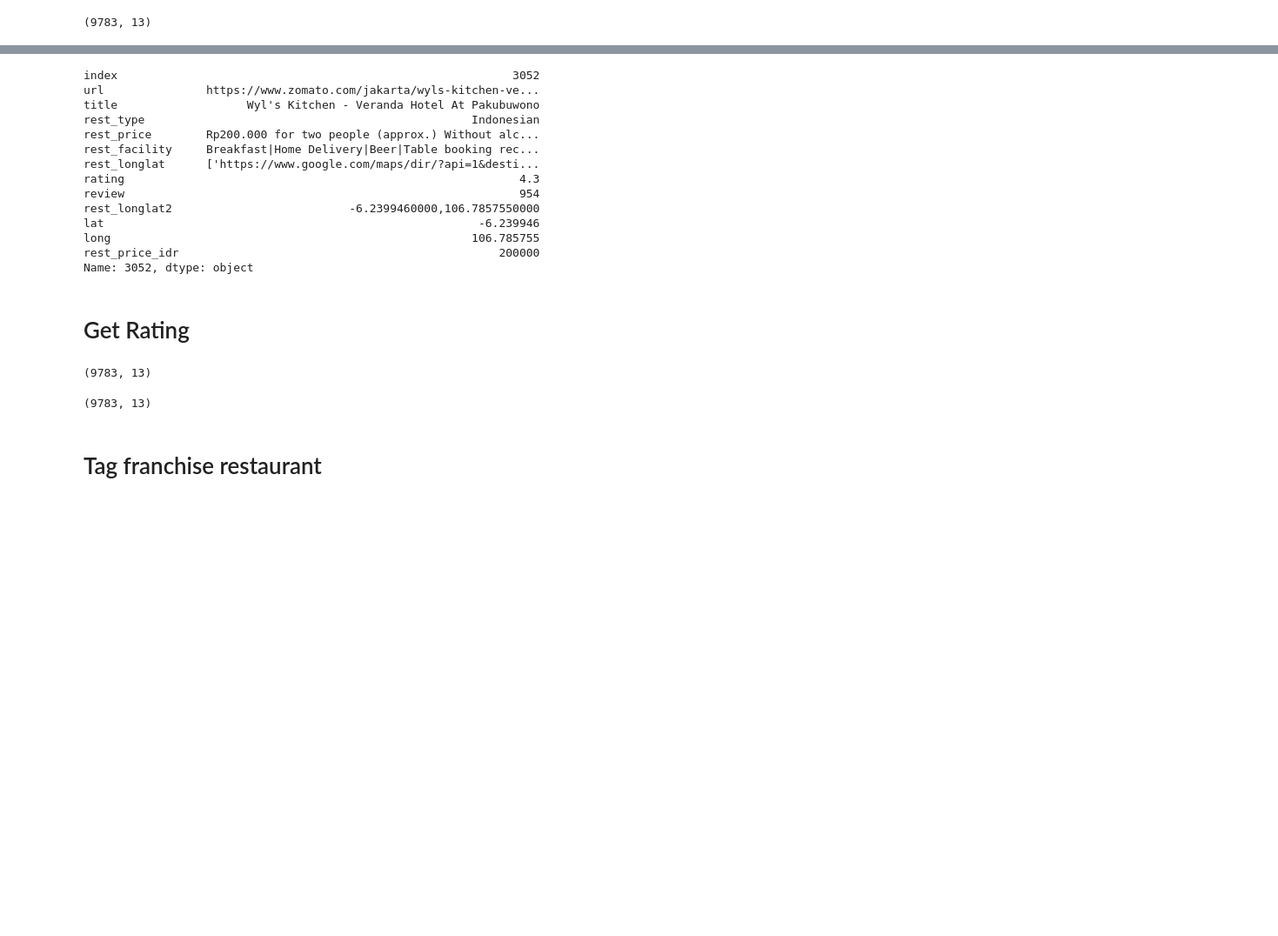
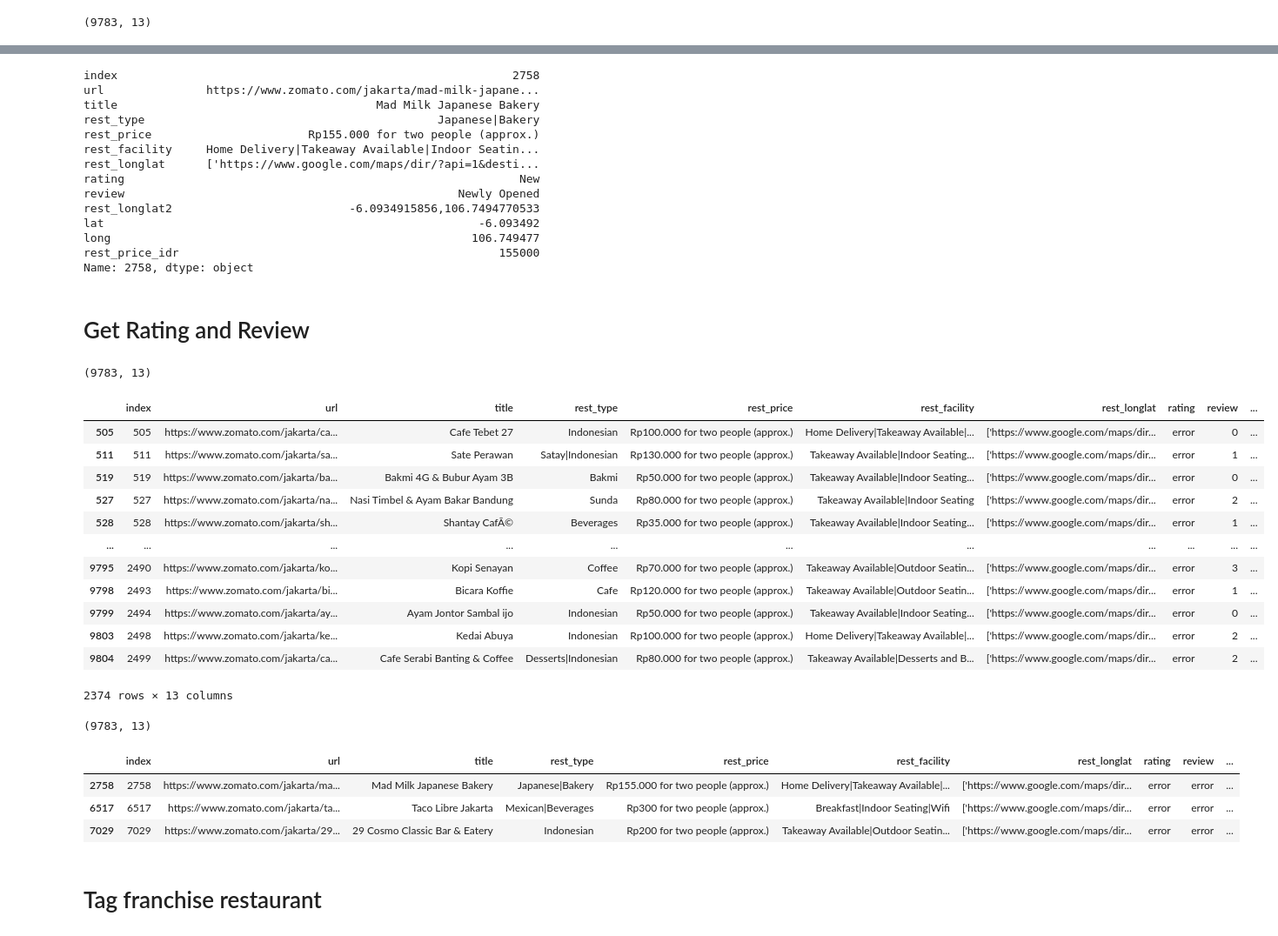
Before and after one commit to adamaulia/AdamThesis, a Jupyter notebook: 2_data_clean_zomato.ipynb, the cells around one changed output, grey strips where cells are left out. Shown at 87% size. Cells and saved outputs as stored; diff of their text form; code cells hidden in the pictures; blank space fills up the shorter version.

```diff
--- a/2_data_clean_zomato.ipynb
+++ b/2_data_clean_zomato.ipynb
@@ -127,32 +163,55 @@ print(df2.shape)
 # %%
-df2.loc[3052]
+df2.loc[2758]
 # %% [output]
-index                                                          3052
-url               https://www.zomato.com/jakarta/wyls-kitchen-ve...
-title                   Wyl's Kitchen - Veranda Hotel At Pakubuwono
-rest_type                                                Indonesian
-rest_price        Rp200.000 for two people (approx.) Without alc...
-rest_facility     Breakfast|Home Delivery|Beer|Table booking rec...
+index                                                          2758
+url               https://www.zomato.com/jakarta/mad-milk-japane...
+title                                      Mad Milk Japanese Bakery
+rest_type                                           Japanese|Bakery
+rest_price                       Rp155.000 for two people (approx.)
+rest_facility     Home Delivery|Takeaway Available|Indoor Seatin...
 rest_longlat      ['https://www.google.com/maps/dir/?api=1&desti...
-rating                                                          4.3
-review                                                          954
-rest_longlat2                          -6.2399460000,106.7857550000
-lat                                                       -6.239946
-long                                                     106.785755
-rest_price_idr                                               200000
-Name: 3052, dtype: object
+rating                                                          New
+review                                                 Newly Opened
+rest_longlat2                          -6.0934915856,106.7494770533
+lat                                                       -6.093492
+long                                                     106.749477
+rest_price_idr                                               155000
+Name: 2758, dtype: object
 # %% [markdown]
-# Get Rating
+# Get Rating and Review
 # %%
 df2['rating'] = df2['rating'].apply(normalize_rating)
 print(df2.shape)
 # %% [output]
 (9783, 13)
+# %%
+df2[df2['rating']=='error']
+# %% [output]
+|  | index | url | title | rest_type | rest_price | rest_facility | rest_longlat | rating | review | ... |
+| 505 | 505 | https://www.zomato.com/jakarta/ca... | Cafe Tebet 27 | Indonesian | Rp100.000 for two people (approx.) | Home Delivery|Takeaway Available|... | ['https://www.google.com/maps/dir... | error | 0 | ... |
+| 511 | 511 | https://www.zomato.com/jakarta/sa... | Sate Perawan | Satay|Indonesian | Rp130.000 for two people (approx.) | Takeaway Available|Indoor Seating... | ['https://www.google.com/maps/dir... | error | 1 | ... |
+| 519 | 519 | https://www.zomato.com/jakarta/ba... | Bakmi 4G & Bubur Ayam 3B | Bakmi | Rp50.000 for two people (approx.) | Takeaway Available|Indoor Seating... | ['https://www.google.com/maps/dir... | error | 0 | ... |
+| 527 | 527 | https://www.zomato.com/jakarta/na... | Nasi Timbel & Ayam Bakar Bandung | Sunda | Rp80.000 for two people (approx.) | Takeaway Available|Indoor Seating | ['https://www.google.com/maps/dir... | error | 2 | ... |
+| 528 | 528 | https://www.zomato.com/jakarta/sh... | Shantay CafÃ© | Beverages | Rp35.000 for two people (approx.) | Takeaway Available|Indoor Seating... | ['https://www.google.com/maps/dir... | error | 1 | ... |
+| ... | ... | ... | ... | ... | ... | ... | ... | ... | ... | ... |
+| 9795 | 2490 | https://www.zomato.com/jakarta/ko... | Kopi Senayan | Coffee | Rp70.000 for two people (approx.) | Takeaway Available|Outdoor Seatin... | ['https://www.google.com/maps/dir... | error | 3 | ... |
+| 9798 | 2493 | https://www.zomato.com/jakarta/bi... | Bicara Koffie | Cafe | Rp120.000 for two people (approx.) | Takeaway Available|Outdoor Seatin... | ['https://www.google.com/maps/dir... | error | 1 | ... |
+| 9799 | 2494 | https://www.zomato.com/jakarta/ay... | Ayam Jontor Sambal ijo | Indonesian | Rp50.000 for two people (approx.) | Takeaway Available|Indoor Seating... | ['https://www.google.com/maps/dir... | error | 0 | ... |
+| 9803 | 2498 | https://www.zomato.com/jakarta/ke... | Kedai Abuya | Indonesian | Rp100.000 for two people (approx.) | Home Delivery|Takeaway Available|... | ['https://www.google.com/maps/dir... | error | 2 | ... |
+| 9804 | 2499 | https://www.zomato.com/jakarta/ca... | Cafe Serabi Banting & Coffee | Desserts|Indonesian | Rp80.000 for two people (approx.) | Takeaway Available|Desserts and B... | ['https://www.google.com/maps/dir... | error | 2 | ... |
+2374 rows × 13 columns
 # %%
 df2['review'] = df2['review'].apply(normalize_review)
 print(df2.shape)
 # %% [output]
 (9783, 13)
+# %%
+df2[df2['review'] == 'error']
+# %% [output]
+|  | index | url | title | rest_type | rest_price | rest_facility | rest_longlat | rating | review | ... |
+| 2758 | 2758 | https://www.zomato.com/jakarta/ma... | Mad Milk Japanese Bakery | Japanese|Bakery | Rp155.000 for two people (approx.) | Home Delivery|Takeaway Available|... | ['https://www.google.com/maps/dir... | error | error | ... |
+| 6517 | 6517 | https://www.zomato.com/jakarta/ta... | Taco Libre Jakarta | Mexican|Beverages | Rp300 for two people (approx.) | Breakfast|Indoor Seating|Wifi | ['https://www.google.com/maps/dir... | error | error | ... |
+| 7029 | 7029 | https://www.zomato.com/jakarta/29... | 29 Cosmo Classic Bar & Eatery | Indonesian | Rp200 for two people (approx.) | Takeaway Available|Outdoor Seatin... | ['https://www.google.com/maps/dir... | error | error | ... |
 # %% [markdown]
 # Tag franchise restaurant
 # %%
```
Also changed, not shown: parts of 12 cells of this notebook, 11 other files.
